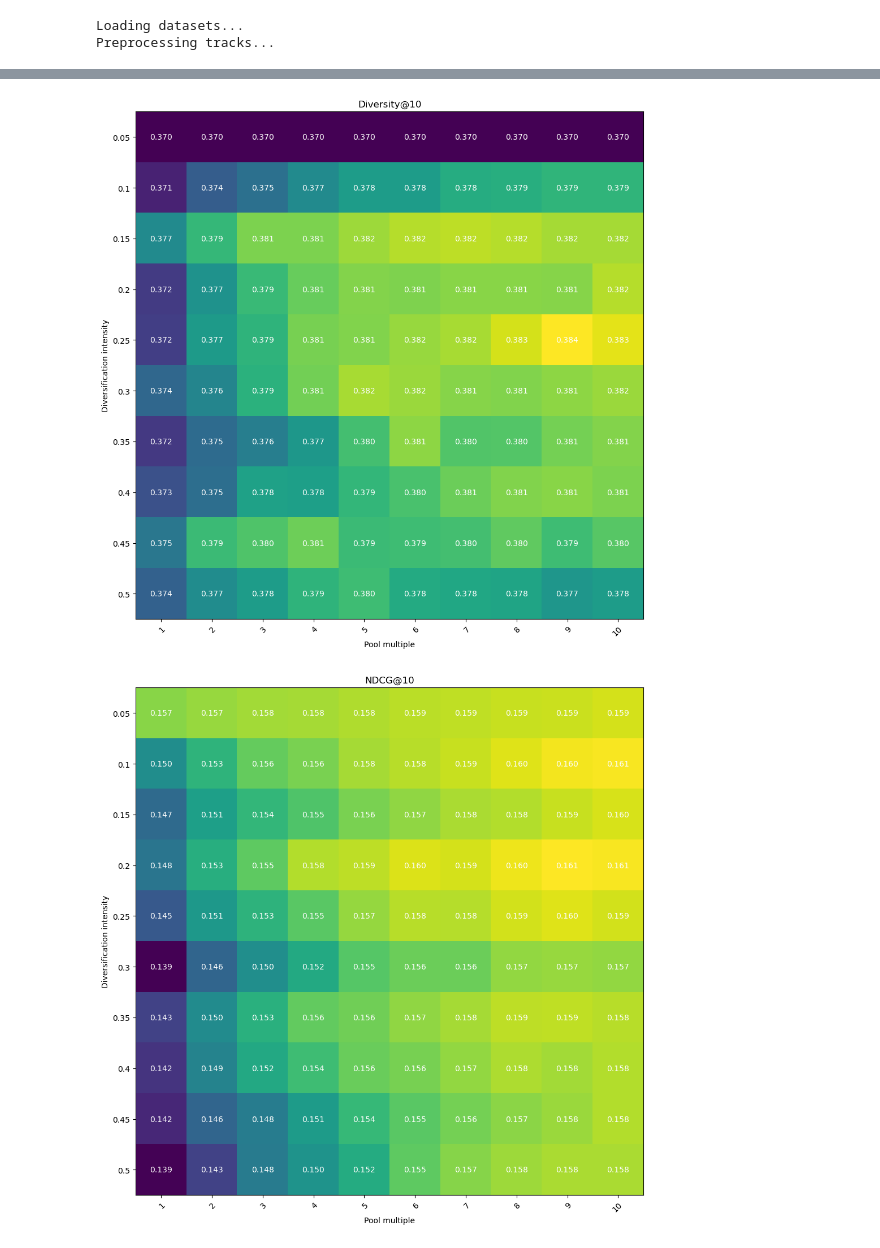
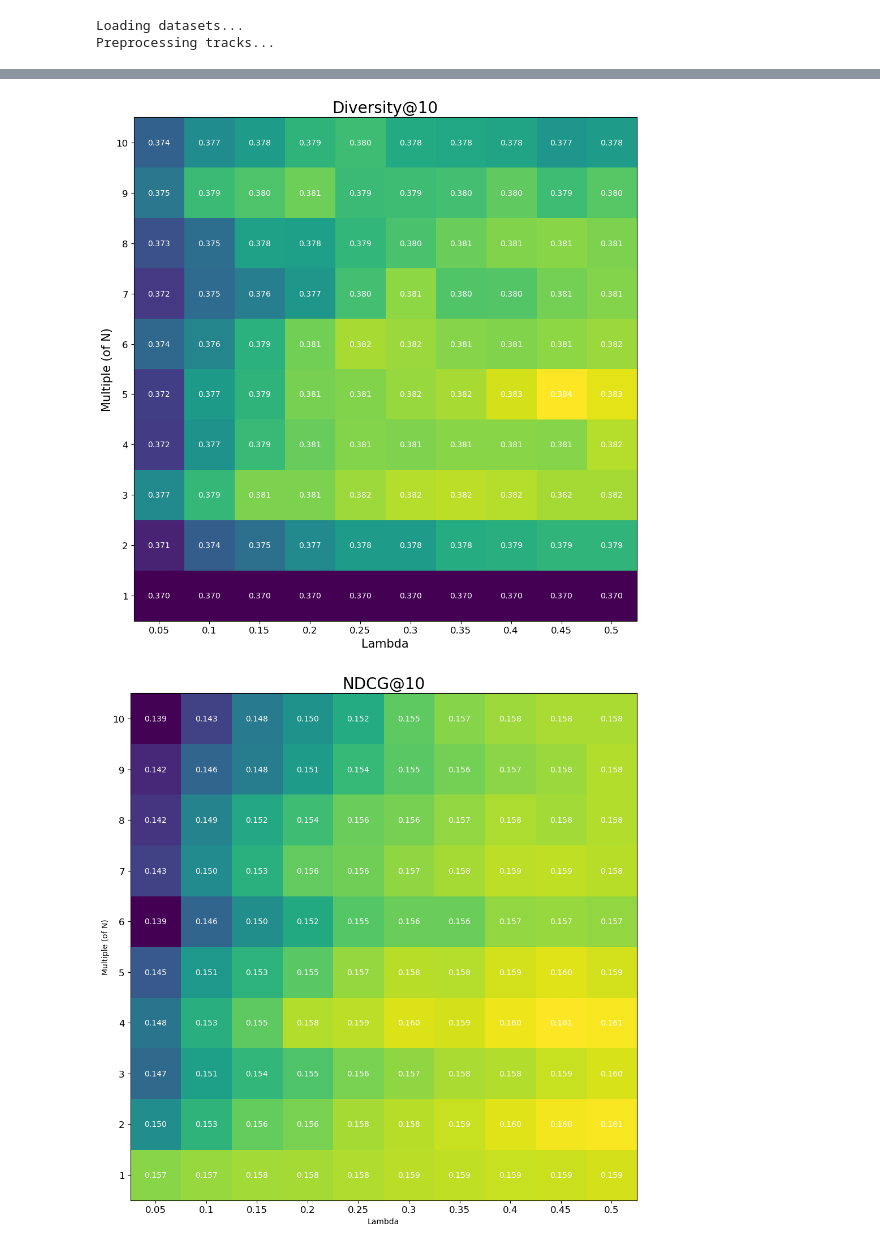
Before and after one commit to jonasfallmann/mmsr-24, a Jupyter notebook: diversity.ipynb, the cells around one changed output, grey strips where cells are left out. Drawn from its saved outputs; the diff is of its cells as text; code cells hidden in the pictures.

Commit message:
Diversity plot generation

```diff
--- a/diversity.ipynb
+++ b/diversity.ipynb
@@ -67,13 +67,17 @@ fig, ax = plt.subplots(figsize=(10, 10))
 im = ax.imshow(diversity_results)
 
 # Show all ticks and label them with the respective list entries
-ax.set_xticks(range(len(multiples)), labels=multiples,
-              rotation=45, ha="right", rotation_mode="anchor")
-ax.set_yticks(range(len(diversification_options)), labels=diversification_options)
+ax.set_yticks(range(len(multiples)), labels=multiples)
+ax.set_ylabel("Multiple (of N)")
+ax.invert_yaxis()
 
-# set ylabel
-ax.set_ylabel("Diversification intensity")
-ax.set_xlabel("Pool multiple")
+ax.set_xticks(range(len(diversification_options)), labels=diversification_options)
+ax.set_xlabel("Lambda")
+ax.tick_params(axis='both', which='major', labelsize=12)
+
+
+ax.yaxis.get_label().set_fontsize(15)
+ax.xaxis.get_label().set_fontsize(15)
 
 # Loop over data dimensions and create text annotations.
 for i in range(len(diversification_options)):
@@ -84,36 +88,39 @@ for i in range(len(diversification_options)):
                        ha="center", va="center", color="w")
 
 ax.set_title("Diversity@10")
+ax.title.set_size(20)
+
 fig.tight_layout()
 plt.show()
 # %% [output]
-[figure, old version]
+[figure, new version]
 # %%
 
 # min max normalization
 normalized_ndcg_results = (ndcg_results - ndcg_results.min()) / (ndcg_results.max() - ndcg_results.min())
 fig, ax = plt.subplots(figsize=(10, 10))
 im = ax.imshow(ndcg_results)
 
 # Show all ticks and label them with the respective list entries
-ax.set_xticks(range(len(multiples)), labels=multiples,
-              rotation=45, ha="right", rotation_mode="anchor")
-ax.set_yticks(range(len(diversification_options)), labels=diversification_options)
+ax.set_yticks(range(len(multiples)), labels=multiples)
+ax.set_ylabel("Multiple (of N)")
+ax.invert_yaxis()
+ax.set_xticks(range(len(diversification_options)), labels=diversification_options)
+ax.set_xlabel("Lambda")
+ax.tick_params(axis='both', which='major', labelsize=12)
 
-# set ylabel
-ax.set_ylabel("Diversification intensity")
-ax.set_xlabel("Pool multiple")
 
 # Loop over data dimensions and create text annotations.
 for i in range(len(diversification_options)):
     for j in range(len(multiples)):
         result = ndcg_results[i, j]
         # rount to 3 decimal places
         text = ax.text(j, i, f"{result:.3f}",
                        ha="center", va="center", color="w")
 
 ax.set_title("NDCG@10")
+ax.title.set_size(20)
 fig.tight_layout()
 plt.show()
 # %% [output]
-[figure, old version]
+[figure, new version]
```
Also changed, not shown: parts of 1 cell of this notebook.
